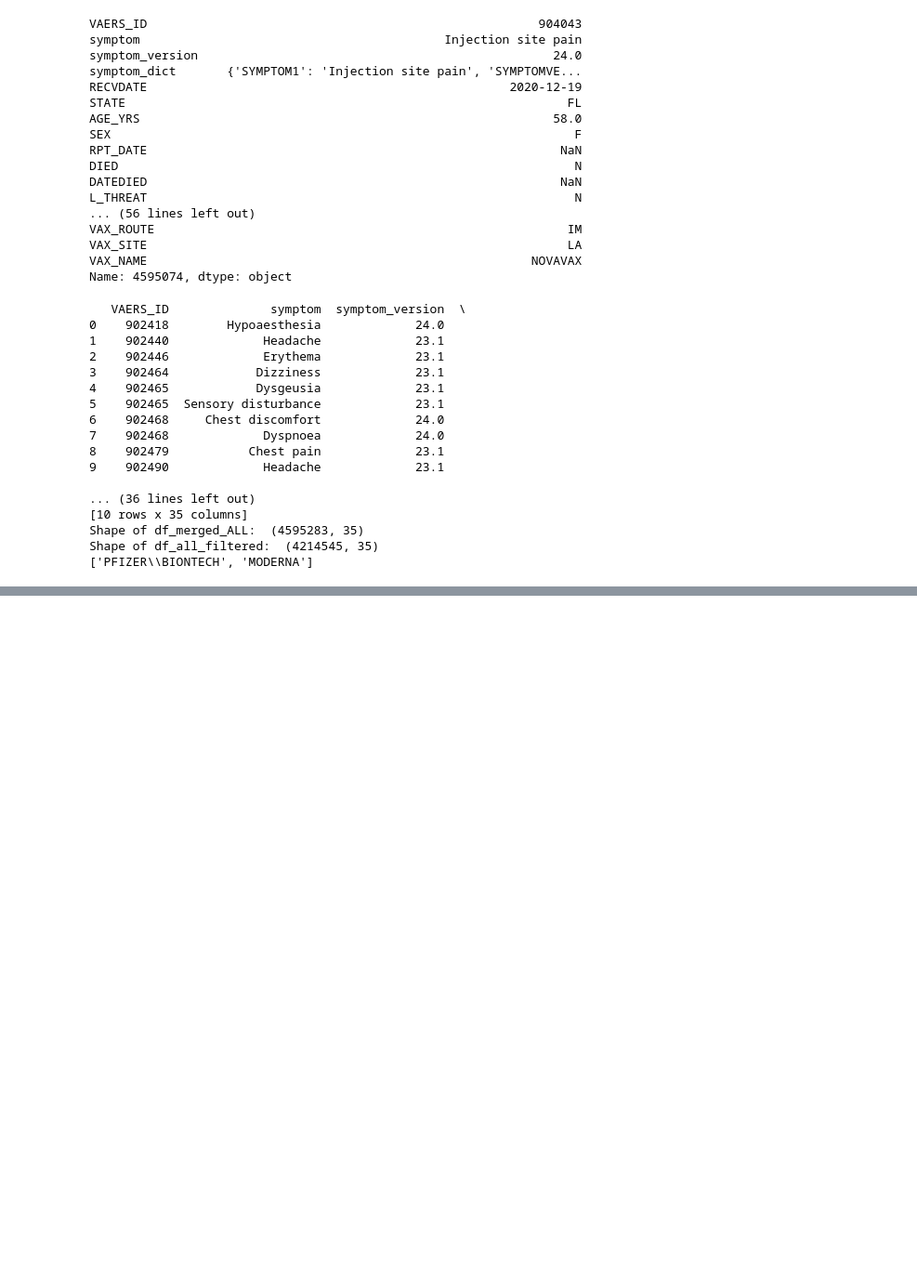
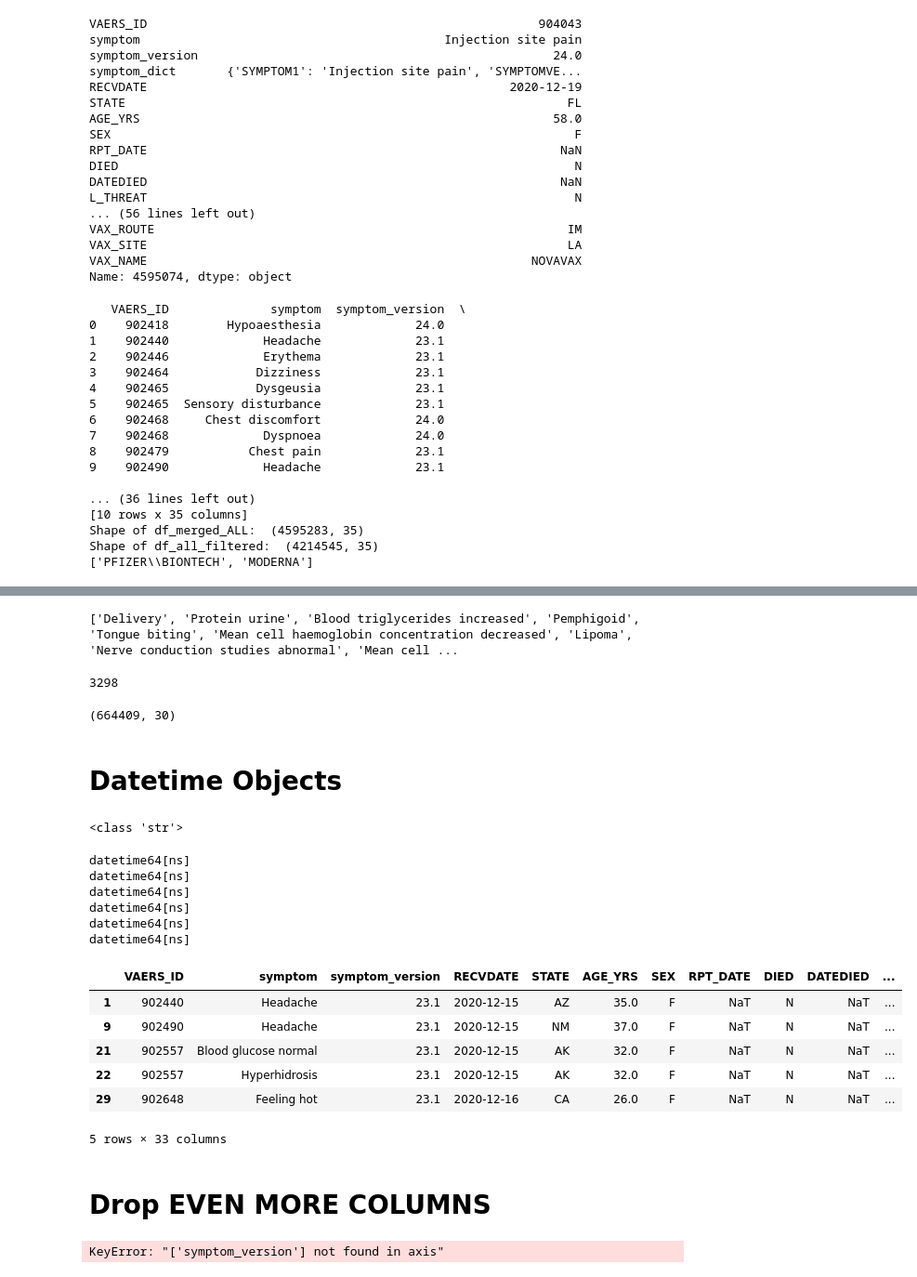
Before and after one commit to uw-msim-imt561-2026/covid-19-vaccine-adverse-reactions, a Jupyter notebook: notebooks/cleaning_merge_datasets.ipynb, the cells around one changed output, grey strips where cells are left out. Shown at 93% size. Saved outputs shown, nothing was run; the diff lists cells and outputs as text; code cells hidden in the pictures; blank space fills up the shorter version.

```diff
--- a/notebooks/cleaning_merge_datasets.ipynb
+++ b/notebooks/cleaning_merge_datasets.ipynb
@@ -164,0 +312,70 @@ df_all_filtered.to_csv(path_to_save)
+# %%
+# get list of least common symptoms to drop
+symptoms_to_drop = df_symptom_counts1['symptom'].to_list()
+print(symptoms_to_drop)
+# %% [output]
+['Delivery', 'Protein urine', 'Blood triglycerides increased', 'Pemphigoid', 'Tongue biting', 'Mean cell haemoglobin concentration decreased', 'Lipoma', 'Nerve conduction studies abnormal', 'Mean cell ...
+# %%
+# get indices of least common symptoms to drop
+idx_to_drop2 = df_west_filtered[(df_west_filtered['symptom'].isin(symptoms_to_drop))].index
+print(len(idx_to_drop2))
+# %% [output]
+3298
+# %%
+# drop rows with least common symptoms
+df_west_filtered = df_west_filtered.drop(idx_to_drop2)
+print(df_west_filtered.shape)
+# %% [output]
+(664409, 30)
+# %% [markdown]
+# Datetime Objects
+# %%
+# sanity check for datetime object type
+print(type(df_west_filtered['ONSET_DATE'][1]))
+# %% [output]
+<class 'str'>
+# %%
+## convert date objects in df_VAERS_filtered to datetime objects
+
+# convert date columns to datetime objects
+df_west_filtered['RECVDATE'] = df_west_filtered['RECVDATE'].astype('datetime64[ns]')
+df_west_filtered['DATEDIED'] = df_west_filtered['DATEDIED'].astype('datetime64[ns]')
+df_west_filtered['VAX_DATE'] = df_west_filtered['VAX_DATE'].astype('datetime64[ns]')
+df_west_filtered['ONSET_DATE'] = df_west_filtered['ONSET_DATE'].astype('datetime64[ns]')
+df_west_filtered['TODAYS_DATE'] = df_west_filtered['TODAYS_DATE'].astype('datetime64[ns]')
+df_west_filtered['RPT_DATE'] = df_west_filtered['RPT_DATE'].astype('datetime64[ns]')
+
+# verify conversion to datetime object
+print(df_west_filtered['RECVDATE'].dtype)
+print(df_west_filtered['DATEDIED'].dtype)
+print(df_west_filtered['VAX_DATE'].dtype)
+print(df_west_filtered['ONSET_DATE'].dtype)
+print(df_west_filtered['TODAYS_DATE'].dtype)
+print(df_west_filtered['RPT_DATE'].dtype)
+# %% [output]
+datetime64[ns]
+datetime64[ns]
+datetime64[ns]
+datetime64[ns]
+datetime64[ns]
+datetime64[ns]
+# %%
+# add Year, Month, and MonthYear columns
+df_west_filtered['ONSET_YEAR'] = df_west_filtered['ONSET_DATE'].dt.year
+df_west_filtered['ONSET_MONTH'] = df_west_filtered['ONSET_DATE'].dt.strftime('%b')
+df_west_filtered['ONSET_MONTHYEAR'] = df_west_filtered['ONSET_DATE'].dt.strftime('%Y-%m')
+df_west_filtered.head()
+# %% [output]
+|  | VAERS_ID | symptom | symptom_version | RECVDATE | STATE | AGE_YRS | SEX | RPT_DATE | DIED | DATEDIED | ... |
+| 1 | 902440 | Headache | 23.1 | 2020-12-15 | AZ | 35.0 | F | NaT | N | NaT | ... |
+| 9 | 902490 | Headache | 23.1 | 2020-12-15 | NM | 37.0 | F | NaT | N | NaT | ... |
+| 21 | 902557 | Blood glucose normal | 23.1 | 2020-12-15 | AK | 32.0 | F | NaT | N | NaT | ... |
+| 22 | 902557 | Hyperhidrosis | 23.1 | 2020-12-15 | AK | 32.0 | F | NaT | N | NaT | ... |
+| 29 | 902648 | Feeling hot | 23.1 | 2020-12-16 | CA | 26.0 | F | NaT | N | NaT | ... |
+5 rows × 33 columns
+# %% [markdown]
+# Drop EVEN MORE COLUMNS
+# %%
+df_west_filtered = df_west_filtered.drop(['symptom_version'], axis=1)
+# %% [output]
+KeyError: "['symptom_version'] not found in axis"
```
Also changed, not shown: parts of 24 cells of this notebook.
